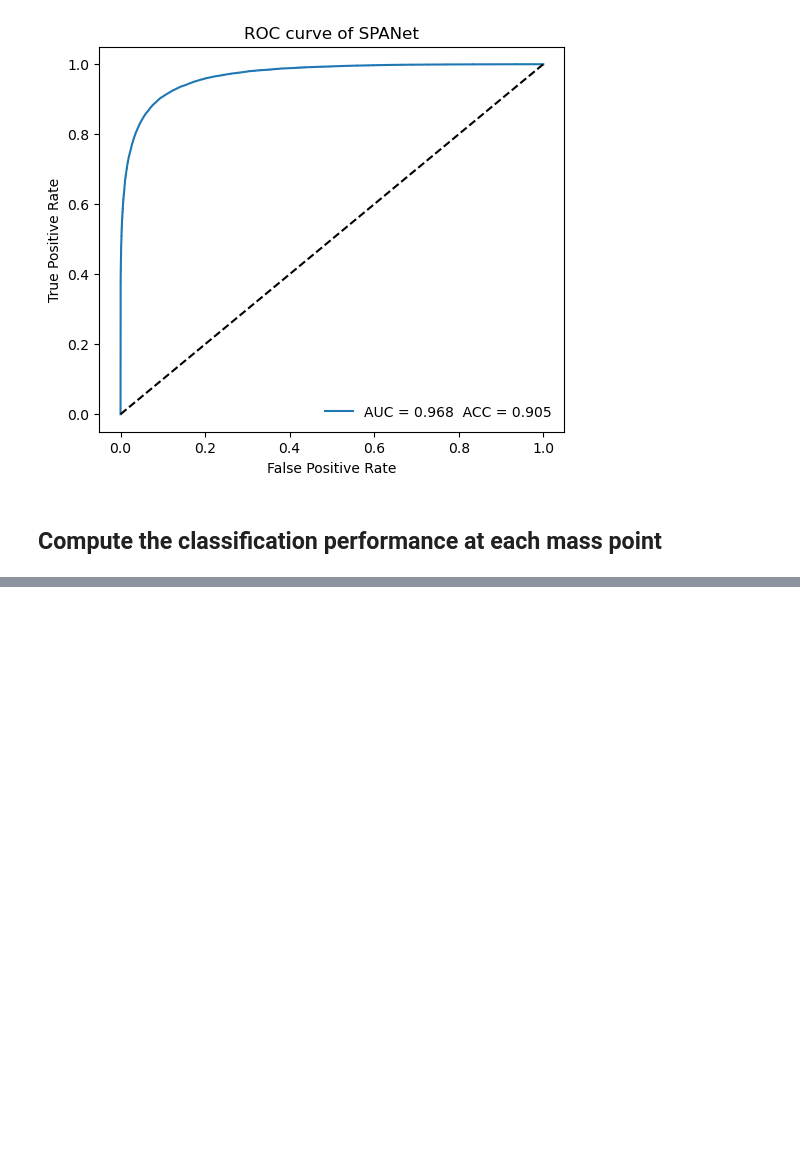
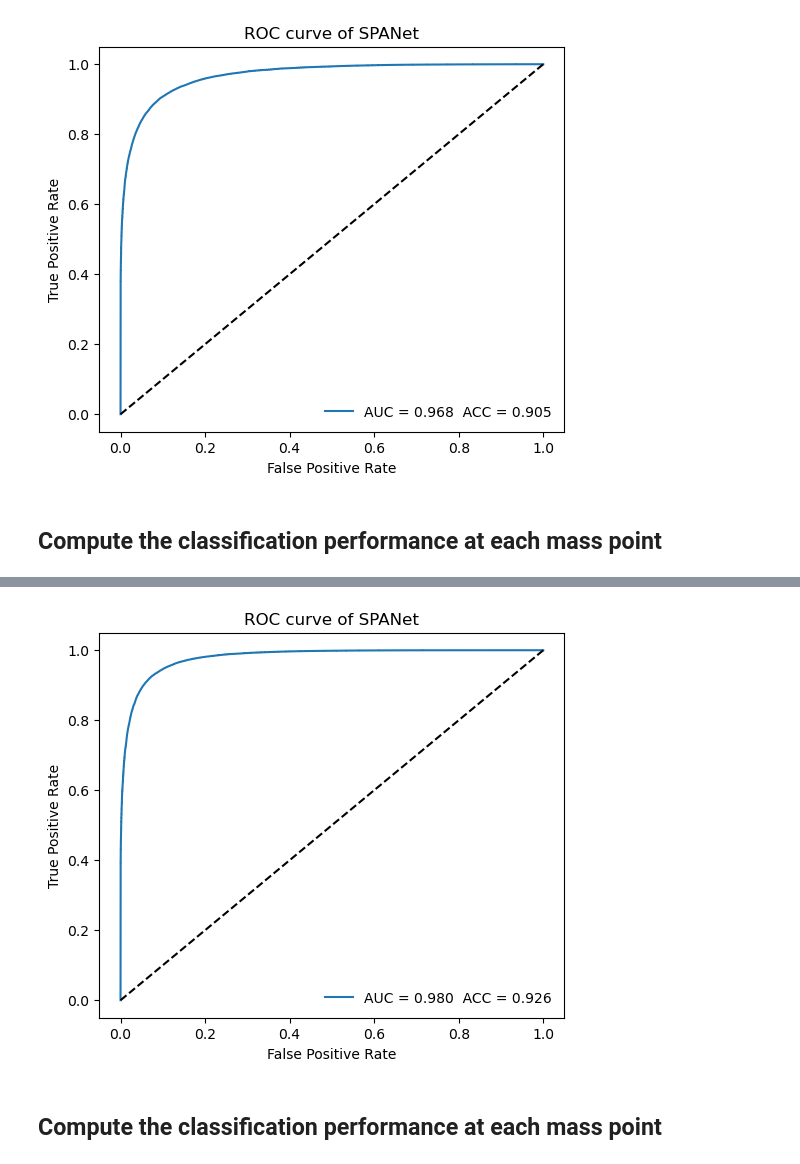
Before and after one commit to r10222035/3h6b_collider_study, a Jupyter notebook: SPANet/SPANet_results.ipynb, the cells around one changed output, grey strips where cells are left out. Saved outputs shown, nothing was run; the diff lists cells and outputs as text; code cells hidden in the pictures; blank space fills up the shorter version.

```diff
--- a/SPANet/SPANet_results.ipynb
+++ b/SPANet/SPANet_results.ipynb
@@ -351,0 +365,13 @@ for m3_m2 in ['420_280', '500_275', '500_300', '520_325']:
+# %%
+h5_dir = Path('../Sample/SPANet/TRSM')
+file_path = h5_dir / 'triHiggs_TRSM-4pT40_6b-mix_4.h5'
+y_test = get_predict_results_from_h5(file_path)
+
+file_path = h5_dir / 'triHiggs_TRSM-4pT40_6b-mix_4-4b_SPANet_predict.h5'
+y_prob = get_predict_results_from_h5(file_path)
+
+plot_roc_curve(y_test == 1, y_prob[:, 1])
+# %% [output]
+[figure, added]
+# %% [markdown]
+## Compute the classification performance at each mass point
```
Also changed, not shown: parts of 10 cells of this notebook, 18 other files.
